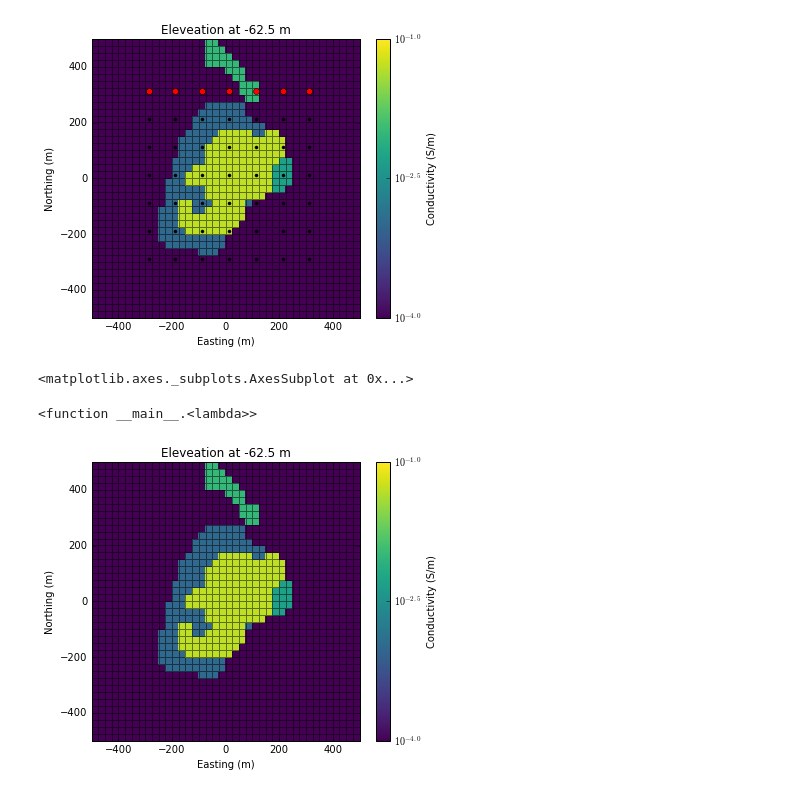
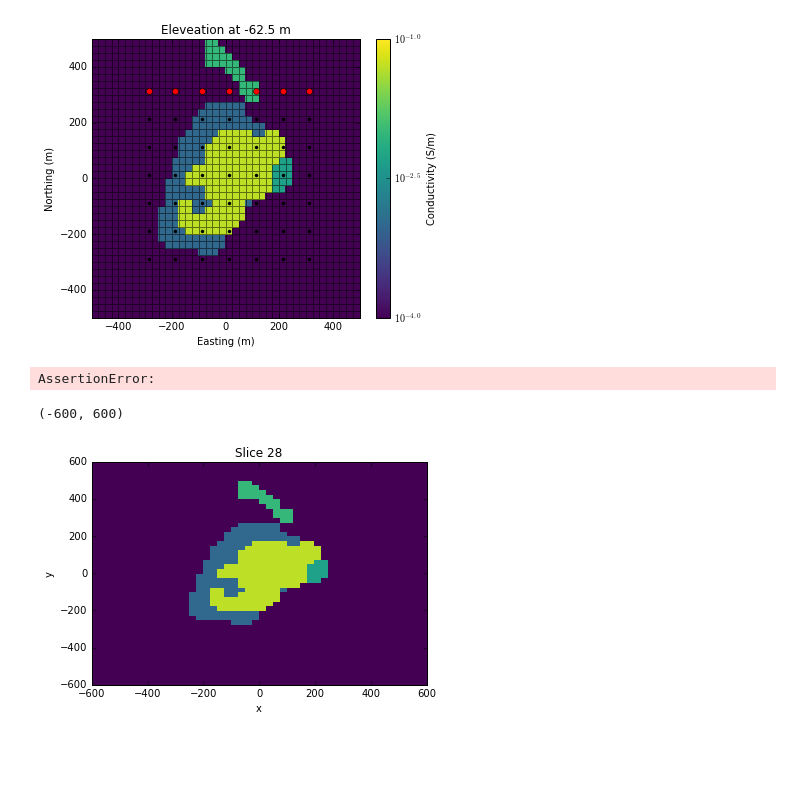
Before and after one commit to simpeg/presentations, a Jupyter notebook: SciPy2016/DC_IP_work/DC_ProblemSetup_sm.ipynb, the cells around one changed output. Cells and saved outputs as stored; diff of their text form; code cells hidden in the pictures; blank space fills up the shorter version.

Commit message:
visualize dp-dp

```diff
--- a/SciPy2016/DC_IP_work/DC_ProblemSetup_sm.ipynb
+++ b/SciPy2016/DC_IP_work/DC_ProblemSetup_sm.ipynb
@@ -274,8 +276,10 @@ plt.plot(elecX_grid[iline,:], elecY_grid[iline,:], 'ro')
 sigopt = np.load("sigest.npy")
 # sigopt = mapping*mopt
 # %%
-from SimPEG import Survey
-# datapred = invProb.dpred
-# obsdata = Survey.Data(survey, v=dobs)
-# preddata = Survey.Data(survey, v=datapred)
+# from SimPEG import Survey
+dobs = survey.dpred(sigopt)
+obsdata = survey.Data(survey, v=dobs)
+preddata = survey.Data(survey, v=datapred)
+# %% [output]
+AssertionError:
 # %%
@@ -285,7 +289,10 @@ from SimPEG import Survey
 # %%
-interact(lambda ind: viz(mesh, sigma, ind, airind, normal="Z"), ind=IntSlider(min=0, max=32,step=1, value=28))
+# interact(lambda ind: viz(mesh, sigma, ind, airind, normal="Z"), ind=IntSlider(min=0, max=32,step=1, value=28))
-# %% [output]
-<matplotlib.axes._subplots.AxesSubplot at 0x...>
-<function __main__.<lambda>>
-[figure, removed]
+# %%
+mesh.plotSlice(np.log10(sigma), clim=(-4, -1), pcolorOpts={'cmap':'viridis'}, normal="Z", ind=28)
+xlim(-600, 600)
+ylim(-600, 600)
+# %% [output]
+(-600, 600)
+[figure, added]
 # %%
```
Also changed, not shown: parts of 10 cells of this notebook, 1 other file.
